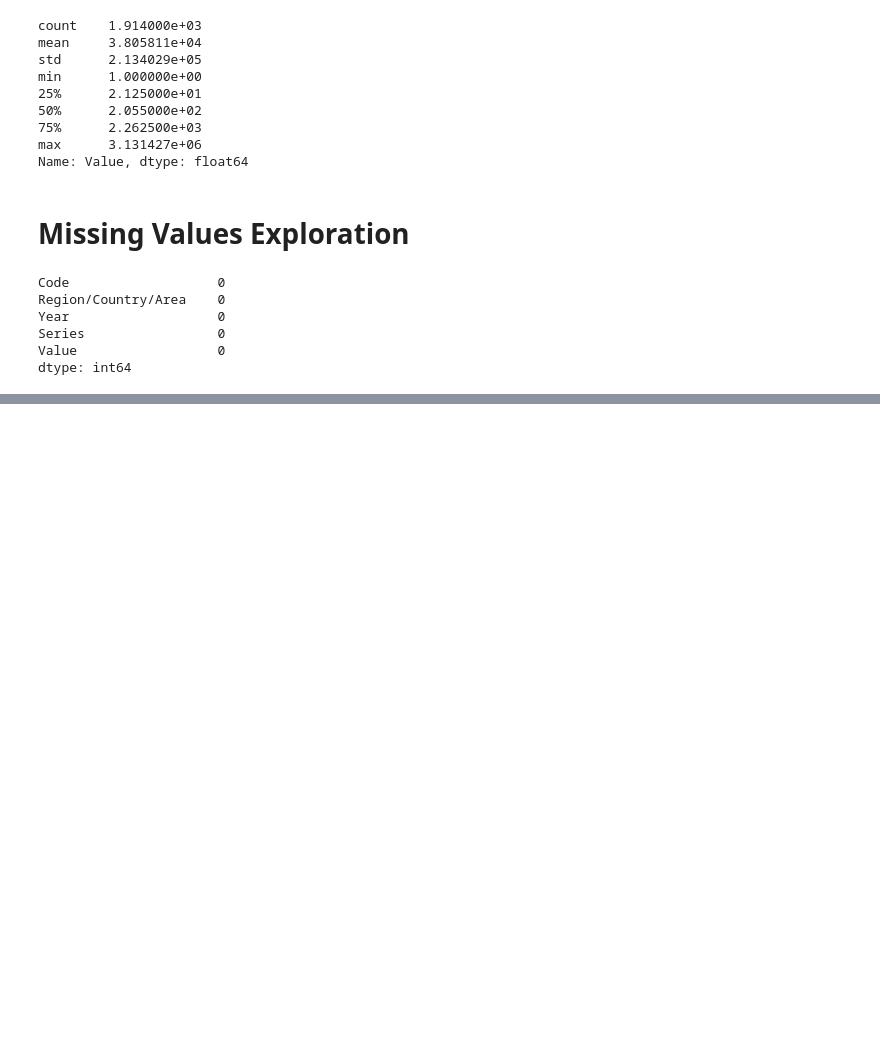
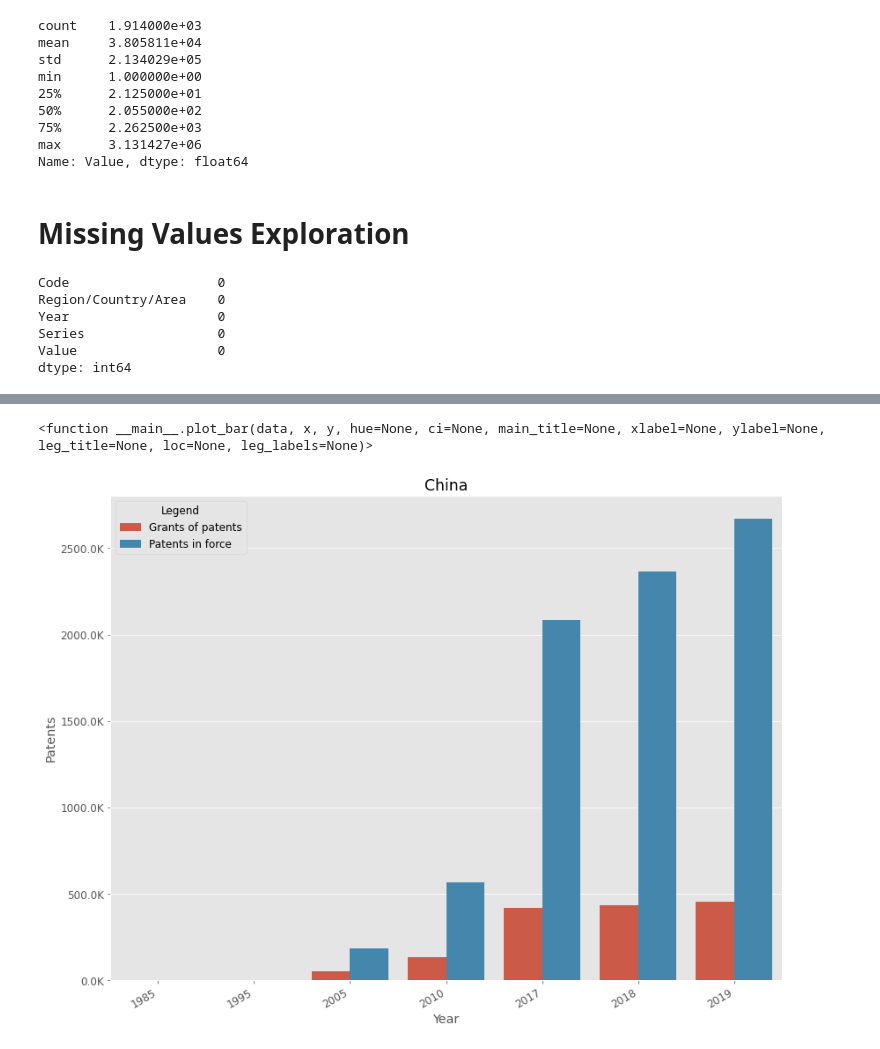
Before and after one commit to eldrigeampong/Data-Science, a Jupyter notebook: UN/Science and technology/project3.ipynb, the cells around one changed output, grey strips where cells are left out. Saved outputs shown, nothing was run; the diff lists cells and outputs as text; code cells hidden in the pictures; blank space fills up the shorter version.

```diff
--- a/UN/Science and technology/project3.ipynb
+++ b/UN/Science and technology/project3.ipynb
@@ -216,0 +314,11 @@ dtype: int64
+# %%
+plot_bar(
+    data=df2_gpd.get_group('China'),
+    x='Year', y='Value',
+    hue='Series', ci=None,
+    main_title='China', xlabel='Year', ylabel='Patents',
+    leg_title='Legend', loc=2, leg_labels=['Grants of patents', 'Patents in force']
+)
+# %% [output]
+<function __main__.plot_bar(data, x, y, hue=None, ci=None, main_title=None, xlabel=None, ylabel=None, leg_title=None, loc=None, leg_labels=None)>
+[figure, added]
```
Also changed, not shown: parts of 16 cells of this notebook.
